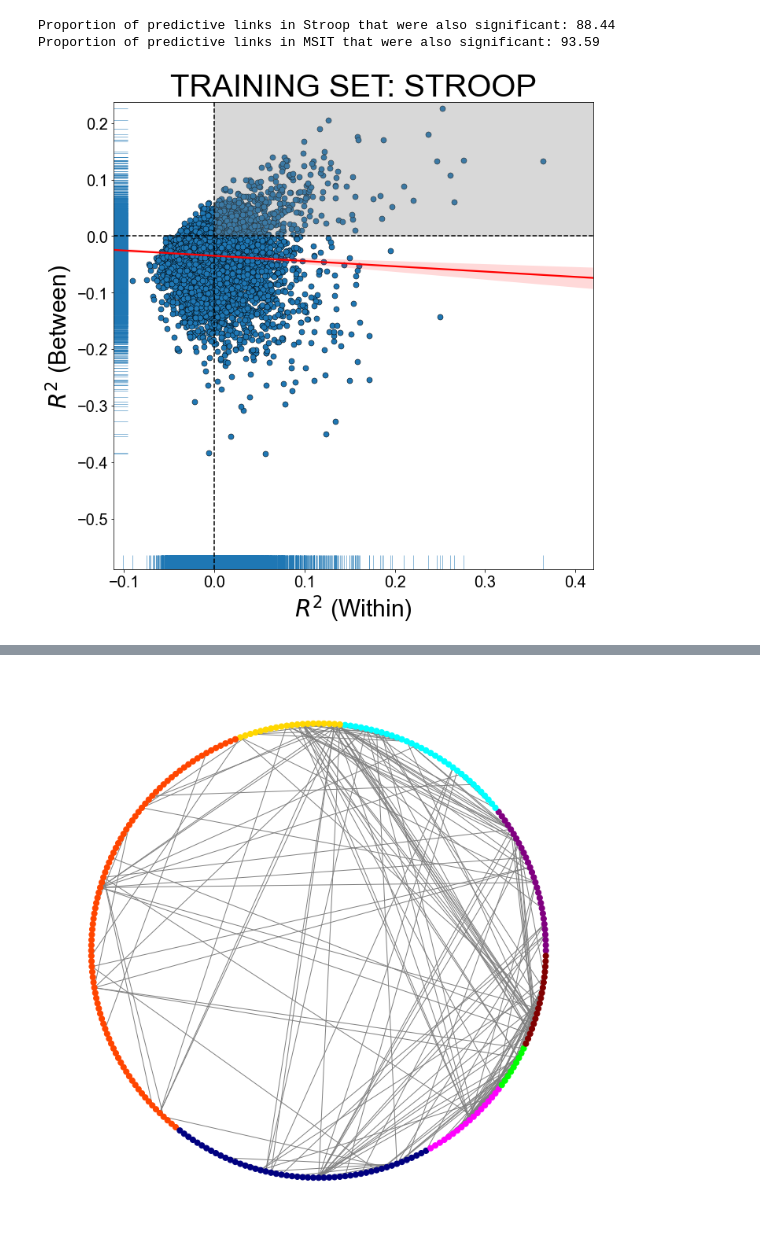
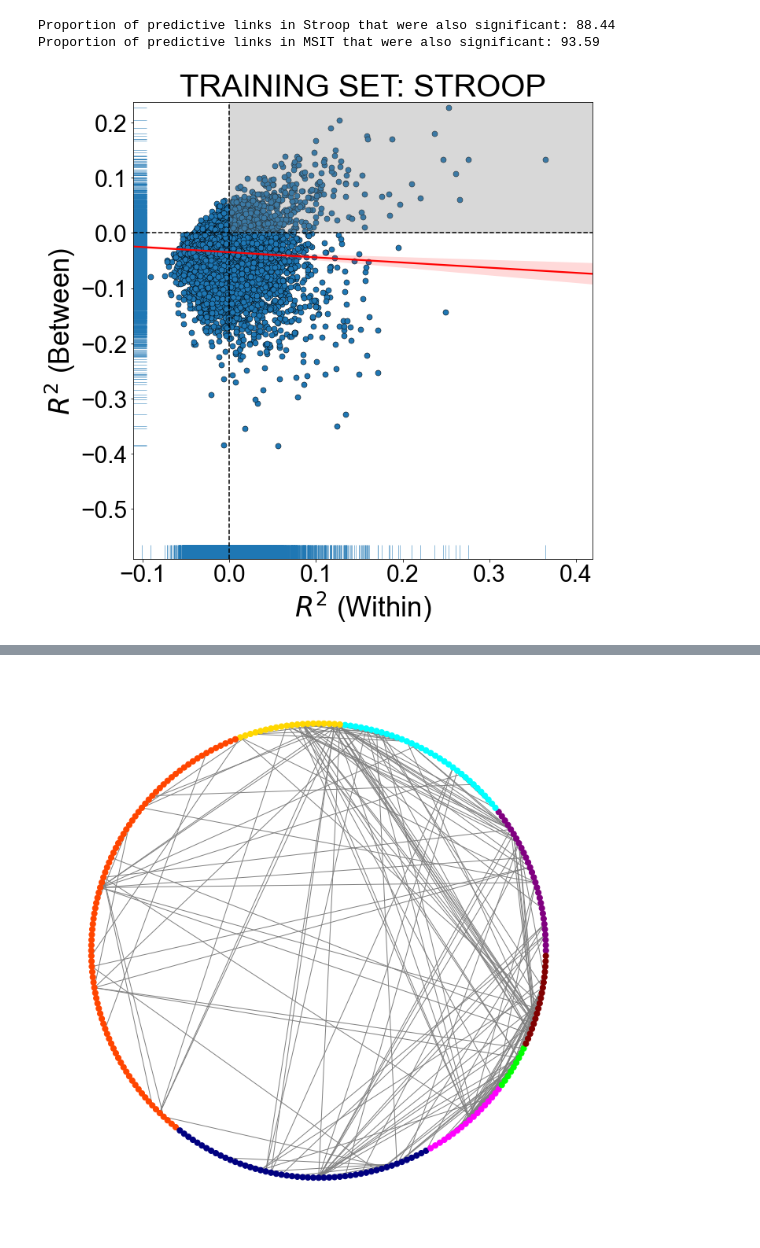
Before and after one commit to CoAxLab/cofluctuating-task-connectivity, a Jupyter notebook: notebooks/08-edgewise_predictions.ipynb, the cells around one changed output, grey strips where cells are left out. Cells and saved outputs as stored; diff of their text form; code cells hidden in the pictures.

```diff
--- a/notebooks/08-edgewise_predictions.ipynb
+++ b/notebooks/08-edgewise_predictions.ipynb
@@ -152,37 +152,37 @@ yvmin = np.min([mean_r2_stroop_msit, mean_r2_msit_stroop]) - 0.03
 within_task = mean_r2_stroop_stroop
 between_task = mean_r2_stroop_msit
 
 fig, ax= plt.subplots(figsize=(10,10))
 sns.scatterplot(x=within_task, y=between_task, ax=ax,
            edgecolor="black", linewidth=0.5, s=50)
 sns.rugplot(x=within_task, y=between_task, ax=ax, height=0.03,
             expand_margins=False, alpha=0.5)
 
-ax.set_xlabel("$R^2$ (Within)", size=30)
-ax.set_ylabel("$R^2$ (Between)", size=30)
-ax.tick_params(labelsize=20)
+ax.set_xlabel("$R^2$ (Within)", size=35)
+ax.set_ylabel("$R^2$ (Between)", size=35)
+ax.tick_params(labelsize=30)
 ax.set_xticks([-0.1, 0, 0.1, 0.2, 0.3, 0.4])
 ax.set_yticks([-0.5,-0.4, -0.3, -0.2, -0.1, 0, 0.1, 0.2, 0.3])
 ax.set_xlim([xvmin, xvmax])
 ax.set_ylim([yvmin, yvmax])
 
 sns.regplot(x=within_task, y=between_task,
             ax=ax, line_kws = {'color':'red'},
             scatter=False, truncate=False)
 
 ax.axvspan(0, xvmax, ymin=0.715, ymax=1.0, alpha=0.3, color='grey')
 
 xmin, xmax = ax.get_xlim()
 ymin, ymax = ax.get_ylim()
 ax.hlines(y=0, xmin=xmin, xmax=xmax, linestyle="--", color='k')
 ax.vlines(x=0, ymin=ymin, ymax=ymax, linestyle="--", color='k')
 ax.set_title("TRAINING SET: STROOP", size=40)
 plt.tight_layout()
 plt.savefig("../plots/predictions_training_stroop.svg", dpi=300)
 plt.savefig("../plots/predictions_training_stroop.png", dpi=300)
 plt.savefig("../plots/predictions_training_stroop.pdf", dpi=300)
 # %% [output]
-[figure, old version]
+[figure, new version]
 # %%
 within_task = mean_r2_msit_msit
 between_task = mean_r2_msit_stroop
```
Also changed, not shown: parts of 3 cells of this notebook, 2 other files.
